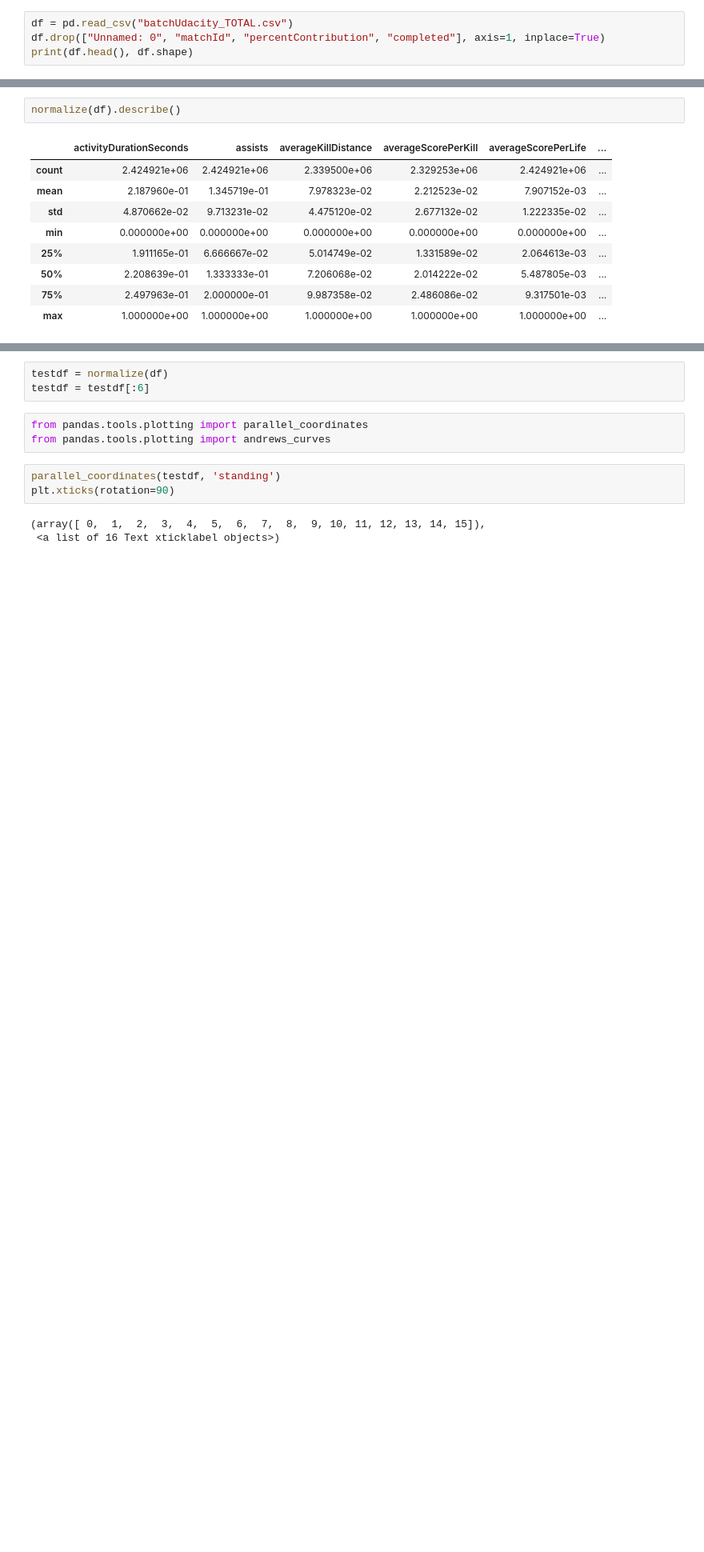
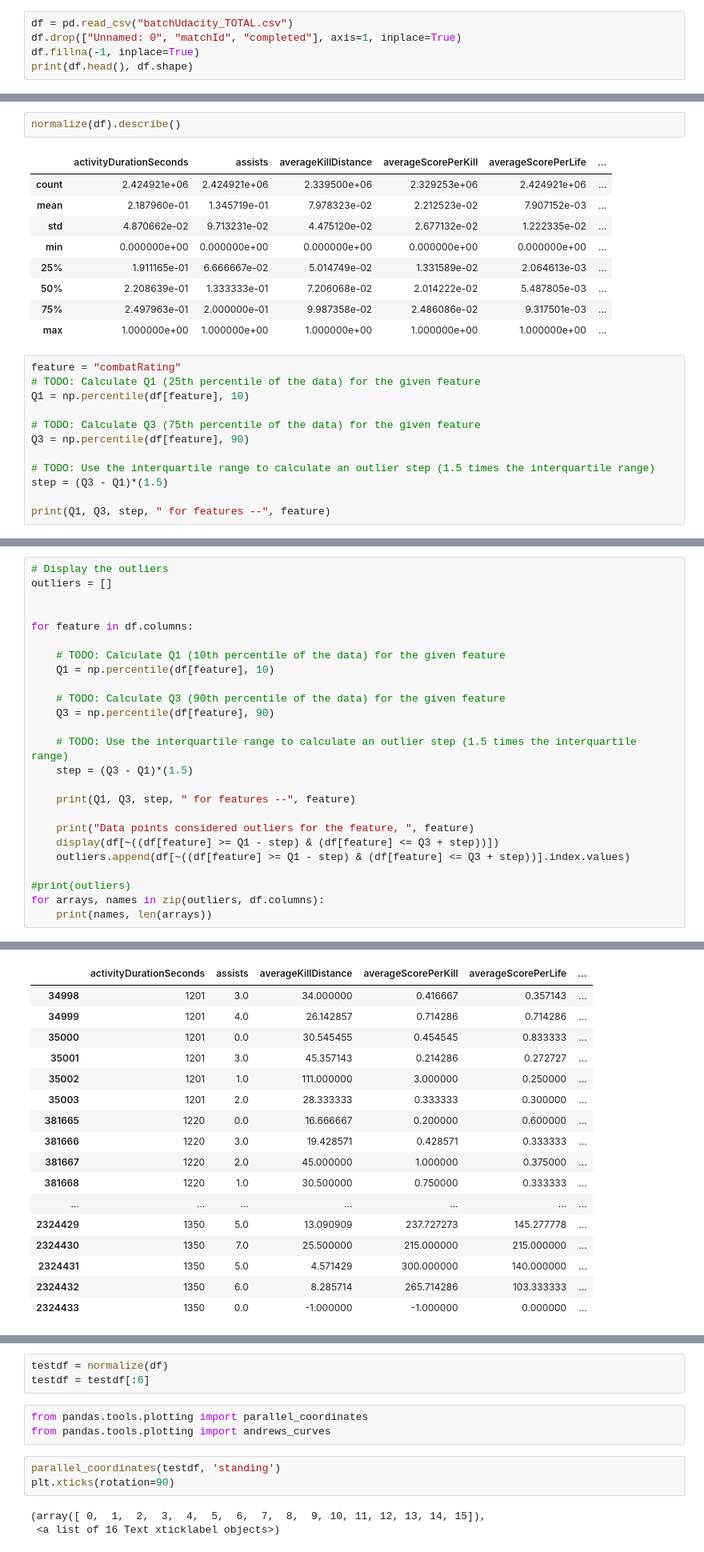
Before and after one commit to aadharna/Destiny, a Jupyter notebook: Match_Vis.ipynb, the cells around one changed output, grey strips where cells are left out. Shown at 80% size. Cells and saved outputs as stored; diff of their text form; blank space fills up the shorter version.

Commit message:
[update] Updating Match_Vis
Updated Match_Vis to include my code for finding extreme outliers.

```diff
--- a/Match_Vis.ipynb
+++ b/Match_Vis.ipynb
@@ -18,7 +18,8 @@ def normalize(df):
     return result
 # %%
 df = pd.read_csv("batchUdacity_TOTAL.csv")
-df.drop(["Unnamed: 0", "matchId", "percentContribution", "completed"], axis=1, inplace=True)
+df.drop(["Unnamed: 0", "matchId", "completed"], axis=1, inplace=True)
+df.fillna(-1, inplace=True)
 print(df.head(), df.shape)
 # %% [output]
    activityDurationSeconds  assists  averageKillDistance  averageScorePerKill  \
@@ -62,3 +63,15 @@ normalize(df).describe()
 | 50% | 2.208639e-01 | 1.333333e-01 | 7.206068e-02 | 2.014222e-02 | 5.487805e-03 | ... |
 | 75% | 2.497963e-01 | 2.000000e-01 | 9.987358e-02 | 2.486086e-02 | 9.317501e-03 | ... |
 | max | 1.000000e+00 | 1.000000e+00 | 1.000000e+00 | 1.000000e+00 | 1.000000e+00 | ... |
+# %%
+feature = "combatRating"
+# TODO: Calculate Q1 (25th percentile of the data) for the given feature
+Q1 = np.percentile(df[feature], 10)
+
+# TODO: Calculate Q3 (75th percentile of the data) for the given feature
+Q3 = np.percentile(df[feature], 90)
+
+# TODO: Use the interquartile range to calculate an outlier step (1.5 times the interquartile range)
+step = (Q3 - Q1)*(1.5)
+
+print(Q1, Q3, step, " for features --", feature)
@@ -64,0 +82,26 @@ normalize(df).describe()
+# %%
+# Display the outliers
+outliers = []
+
+
+for feature in df.columns:
+
+    # TODO: Calculate Q1 (10th percentile of the data) for the given feature
+    Q1 = np.percentile(df[feature], 10)
+
+    # TODO: Calculate Q3 (90th percentile of the data) for the given feature
+    Q3 = np.percentile(df[feature], 90)
+
+    # TODO: Use the interquartile range to calculate an outlier step (1.5 times the interquartile range)
+    step = (Q3 - Q1)*(1.5)
+
+    print(Q1, Q3, step, " for features --", feature)
+
+    print("Data points considered outliers for the feature, ", feature)
+    display(df[~((df[feature] >= Q1 - step) & (df[feature] <= Q3 + step))])
+    outliers.append(df[~((df[feature] >= Q1 - step) & (df[feature] <= Q3 + step))].index.values)
+
+#print(outliers)
+for arrays, names in zip(outliers, df.columns):
+    print(names, len(arrays))
+# %% [output]
@@ -64,0 +110,17 @@ normalize(df).describe()
+|  | activityDurationSeconds | assists | averageKillDistance | averageScorePerKill | averageScorePerLife | ... |
+| 34998 | 1201 | 3.0 | 34.000000 | 0.416667 | 0.357143 | ... |
+| 34999 | 1201 | 4.0 | 26.142857 | 0.714286 | 0.714286 | ... |
+| 35000 | 1201 | 0.0 | 30.545455 | 0.454545 | 0.833333 | ... |
+| 35001 | 1201 | 3.0 | 45.357143 | 0.214286 | 0.272727 | ... |
+| 35002 | 1201 | 1.0 | 111.000000 | 3.000000 | 0.250000 | ... |
+| 35003 | 1201 | 2.0 | 28.333333 | 0.333333 | 0.300000 | ... |
+| 381665 | 1220 | 0.0 | 16.666667 | 0.200000 | 0.600000 | ... |
+| 381666 | 1220 | 3.0 | 19.428571 | 0.428571 | 0.333333 | ... |
+| 381667 | 1220 | 2.0 | 45.000000 | 1.000000 | 0.375000 | ... |
+| 381668 | 1220 | 1.0 | 30.500000 | 0.750000 | 0.333333 | ... |
+| ... | ... | ... | ... | ... | ... | ... |
+| 2324429 | 1350 | 5.0 | 13.090909 | 237.727273 | 145.277778 | ... |
+| 2324430 | 1350 | 7.0 | 25.500000 | 215.000000 | 215.000000 | ... |
+| 2324431 | 1350 | 5.0 | 4.571429 | 300.000000 | 140.000000 | ... |
+| 2324432 | 1350 | 6.0 | 8.285714 | 265.714286 | 103.333333 | ... |
+| 2324433 | 1350 | 0.0 | -1.000000 | -1.000000 | 0.000000 | ... |
```
Also changed, not shown: parts of 3 cells of this notebook.
